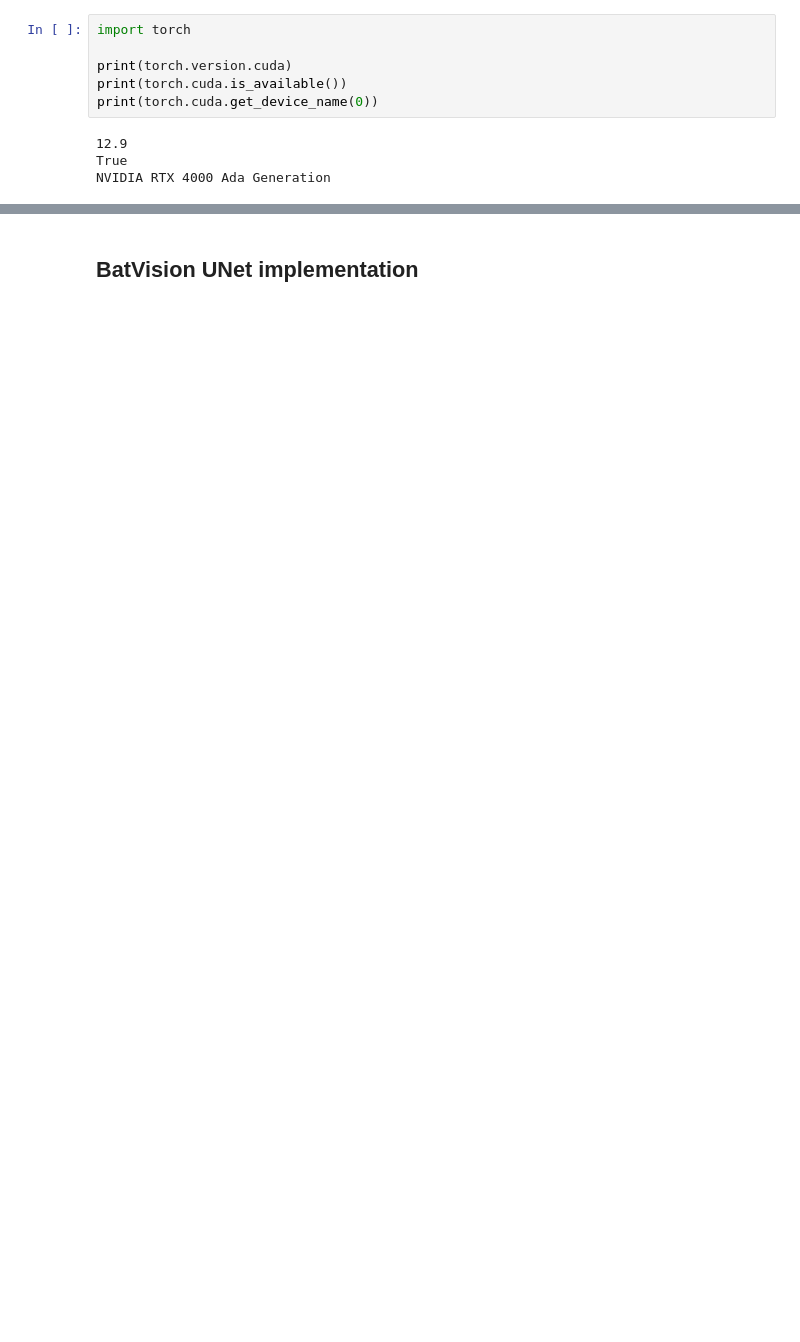
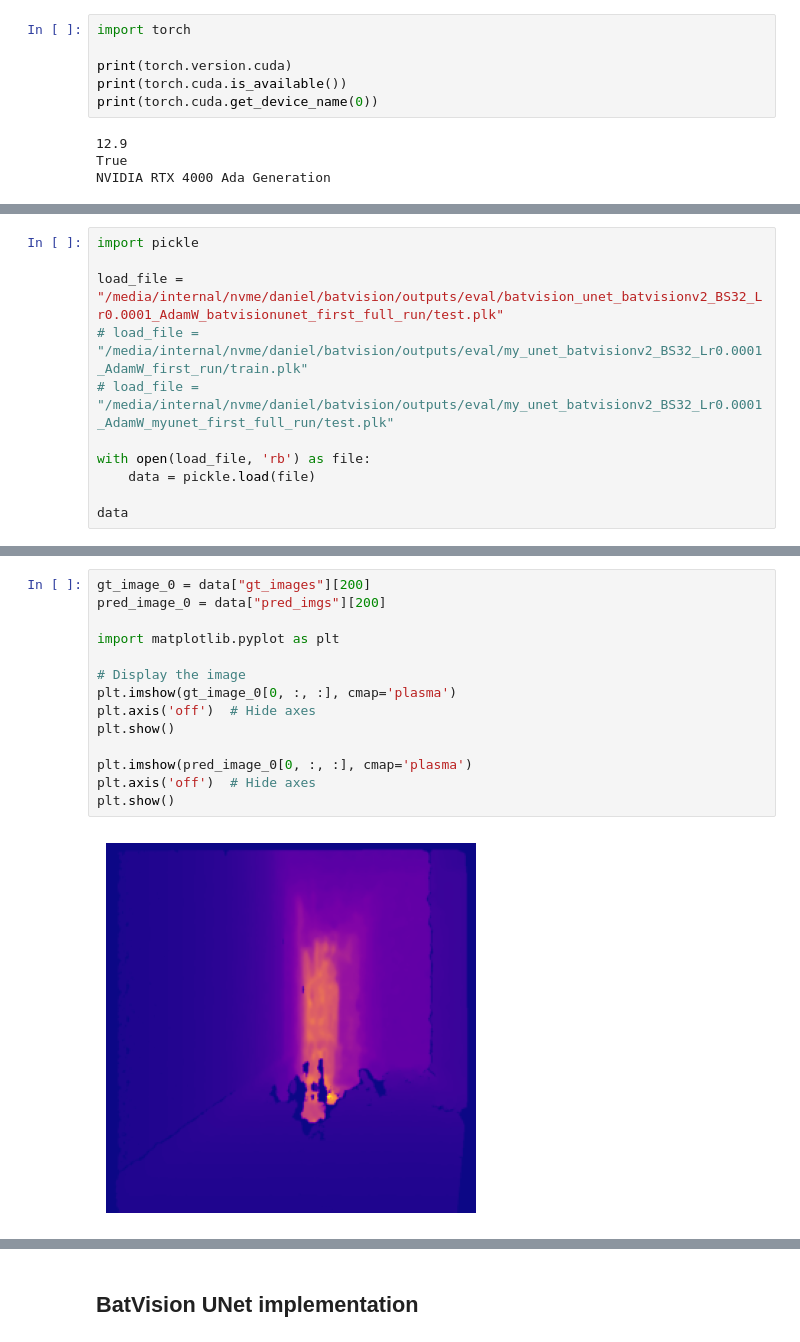
Before and after one commit to daniel-tomiwa/batvision, a Jupyter notebook: playground.ipynb, the cells around one changed output, grey strips where cells are left out. Drawn from its saved outputs; the diff is of its cells as text; blank space fills up the shorter version.

```diff
--- a/playground.ipynb
+++ b/playground.ipynb
@@ -10,0 +61,11 @@ NVIDIA RTX 4000 Ada Generation
+# %%
+import pickle
+
+load_file = "/media/internal/nvme/daniel/batvision/outputs/eval/batvision_unet_batvisionv2_BS32_Lr0.0001_AdamW_batvisionunet_first_full_run/test.plk"
+# load_file = "/media/internal/nvme/daniel/batvision/outputs/eval/my_unet_batvisionv2_BS32_Lr0.0001_AdamW_first_run/train.plk"
+# load_file = "/media/internal/nvme/daniel/batvision/outputs/eval/my_unet_batvisionv2_BS32_Lr0.0001_AdamW_myunet_first_full_run/test.plk"
+
+with open(load_file, 'rb') as file:
+    data = pickle.load(file)
+
+data
@@ -10,0 +86,16 @@ NVIDIA RTX 4000 Ada Generation
+# %%
+gt_image_0 = data["gt_images"][200]
+pred_image_0 = data["pred_imgs"][200]
+
+import matplotlib.pyplot as plt
+
+# Display the image
+plt.imshow(gt_image_0[0, :, :], cmap='plasma')
+plt.axis('off')  # Hide axes
+plt.show()
+
+plt.imshow(pred_image_0[0, :, :], cmap='plasma')
+plt.axis('off')  # Hide axes
+plt.show()
+# %% [output]
+[figure, added]
```
Also changed, not shown: parts of 8 cells of this notebook, 9 other files.
